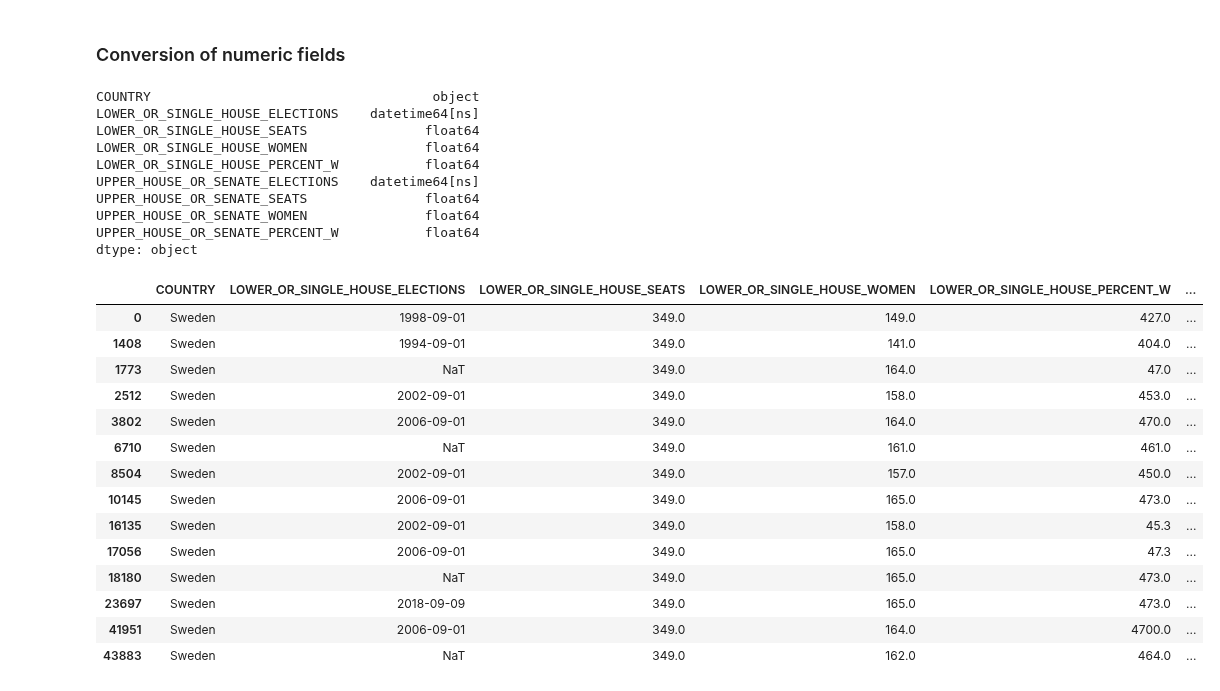
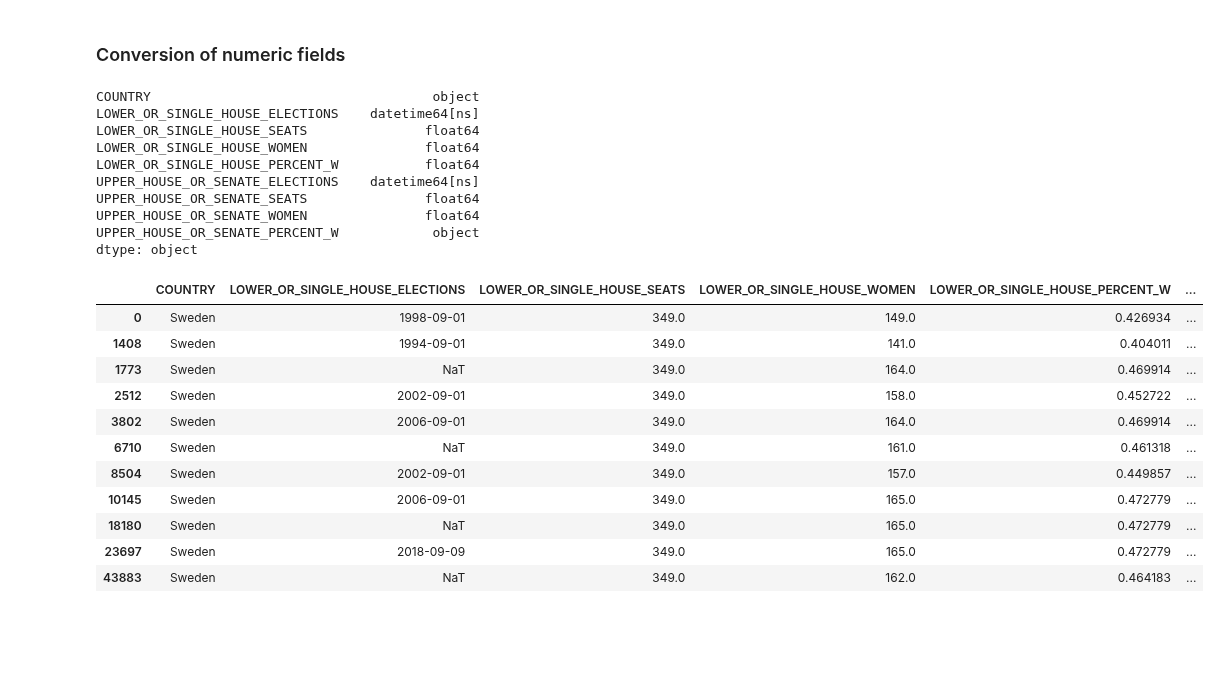
Before and after one commit to samroska/women-in-gov, a Jupyter notebook: world_data_aggregation.ipynb, the cells around one changed output. Saved outputs shown, nothing was run; the diff lists cells and outputs as text; code cells hidden in the pictures; blank space fills up the shorter version.

Commit message:
updates for percentage fields

```diff
--- a/world_data_aggregation.ipynb
+++ b/world_data_aggregation.ipynb
@@ -89,21 +89,26 @@ transform_df.head(15)
 # %% [markdown]
 ## Series data conversion & manipulation
 # %%
-transform_df.COUNTRY = transform_df.COUNTRY.replace(regex=r'\(|\)|\*|\d',value='')
+date_tranform_df = text_transform_df.copy()
+date_tranform_df.COUNTRY = date_tranform_df.COUNTRY.replace(regex=r'\(|\)|\*|\d',value='')
 # %%
-transform_df.LOWER_OR_SINGLE_HOUSE_ELECTIONS = pd.to_datetime(transform_df.LOWER_OR_SINGLE_HOUSE_ELECTIONS,errors='coerce',infer_datetime_format=True)
-transform_df.UPPER_HOUSE_OR_SENATE_ELECTIONS = pd.to_datetime(transform_df.UPPER_HOUSE_OR_SENATE_ELECTIONS,errors='coerce',infer_datetime_format=True)
+date_tranform_df.LOWER_OR_SINGLE_HOUSE_ELECTIONS = pd.to_datetime(date_tranform_df.LOWER_OR_SINGLE_HOUSE_ELECTIONS,errors='coerce',infer_datetime_format=True)
+date_tranform_df.UPPER_HOUSE_OR_SENATE_ELECTIONS = pd.to_datetime(date_tranform_df.UPPER_HOUSE_OR_SENATE_ELECTIONS,errors='coerce',infer_datetime_format=True)
 # %% [markdown]
 ### Conversion of numeric fields
 # %%
-transform_df.LOWER_OR_SINGLE_HOUSE_SEATS = pd.to_numeric(transform_df.LOWER_OR_SINGLE_HOUSE_SEATS.replace(regex='\D',value=''))
-transform_df.LOWER_OR_SINGLE_HOUSE_WOMEN = pd.to_numeric(transform_df.LOWER_OR_SINGLE_HOUSE_WOMEN.replace(regex='\D',value=''))
-transform_df.LOWER_OR_SINGLE_HOUSE_PERCENT_W = pd.to_numeric(transform_df.LOWER_OR_SINGLE_HOUSE_PERCENT_W.replace(regex='\D',value=''))
-transform_df.UPPER_HOUSE_OR_SENATE_SEATS = pd.to_numeric(transform_df.UPPER_HOUSE_OR_SENATE_SEATS.replace(regex='\D',value=''))
-transform_df.UPPER_HOUSE_OR_SENATE_WOMEN = pd.to_numeric(transform_df.UPPER_HOUSE_OR_SENATE_WOMEN.replace(regex='\D',value=''))
-transform_df.UPPER_HOUSE_OR_SENATE_PERCENT_W = pd.to_numeric(transform_df.UPPER_HOUSE_OR_SENATE_PERCENT_W.replace(regex='\D',value=''))
+num_transform_df = date_tranform_df.copy()
+
+num_transform_df.LOWER_OR_SINGLE_HOUSE_SEATS = pd.to_numeric(num_transform_df.LOWER_OR_SINGLE_HOUSE_SEATS.replace(regex='\D',value=''))
+num_transform_df.LOWER_OR_SINGLE_HOUSE_WOMEN = pd.to_numeric(num_transform_df.LOWER_OR_SINGLE_HOUSE_WOMEN.replace(regex='\D',value=''))
+
+num_transform_df.UPPER_HOUSE_OR_SENATE_SEATS = pd.to_numeric(num_transform_df.UPPER_HOUSE_OR_SENATE_SEATS.replace(regex='\D',value=''))
+num_transform_df.UPPER_HOUSE_OR_SENATE_WOMEN = pd.to_numeric(num_transform_df.UPPER_HOUSE_OR_SENATE_WOMEN.replace(regex='\D',value=''))
+# %%
+num_transform_df.LOWER_OR_SINGLE_HOUSE_PERCENT_W = num_transform_df.LOWER_OR_SINGLE_HOUSE_WOMEN / num_transform_df.LOWER_OR_SINGLE_HOUSE_SEATS
+num_transform_df.UPPER_HOUSE_OR_SENATE_PERCENT_W = num_transform_df.UPPER_HOUSE_OR_SENATE_WOMEN / num_transform_df.UPPER_HOUSE_OR_SENATE_SEATS
 # %%
-transform_df.dtypes
+num_transform_df.dtypes
 # %% [output]
 COUNTRY                                    object
 LOWER_OR_SINGLE_HOUSE_ELECTIONS    datetime64[ns]
@@ -113,25 +118,22 @@ LOWER_OR_SINGLE_HOUSE_PERCENT_W           float64
 UPPER_HOUSE_OR_SENATE_ELECTIONS    datetime64[ns]
 UPPER_HOUSE_OR_SENATE_SEATS               float64
 UPPER_HOUSE_OR_SENATE_WOMEN               float64
-UPPER_HOUSE_OR_SENATE_PERCENT_W           float64
+UPPER_HOUSE_OR_SENATE_PERCENT_W            object
 dtype: object
 # %%
-drop_dupp = transform_df.drop_duplicates()
+drop_dupp = num_transform_df.drop_duplicates()
 drop_dupp.reset_index(drop=True)
 drop_dupp[drop_dupp.COUNTRY.isin(['Sweden'])]
 # %% [output]
 |  | COUNTRY | LOWER_OR_SINGLE_HOUSE_ELECTIONS | LOWER_OR_SINGLE_HOUSE_SEATS | LOWER_OR_SINGLE_HOUSE_WOMEN | LOWER_OR_SINGLE_HOUSE_PERCENT_W | ... |
-| 0 | Sweden | 1998-09-01 | 349.0 | 149.0 | 427.0 | ... |
-| 1408 | Sweden | 1994-09-01 | 349.0 | 141.0 | 404.0 | ... |
-| 1773 | Sweden | NaT | 349.0 | 164.0 | 47.0 | ... |
-| 2512 | Sweden | 2002-09-01 | 349.0 | 158.0 | 453.0 | ... |
-| 3802 | Sweden | 2006-09-01 | 349.0 | 164.0 | 470.0 | ... |
-| 6710 | Sweden | NaT | 349.0 | 161.0 | 461.0 | ... |
-| 8504 | Sweden | 2002-09-01 | 349.0 | 157.0 | 450.0 | ... |
-| 10145 | Sweden | 2006-09-01 | 349.0 | 165.0 | 473.0 | ... |
-| 16135 | Sweden | 2002-09-01 | 349.0 | 158.0 | 45.3 | ... |
-| 17056 | Sweden | 2006-09-01 | 349.0 | 165.0 | 47.3 | ... |
-| 18180 | Sweden | NaT | 349.0 | 165.0 | 473.0 | ... |
-| 23697 | Sweden | 2018-09-09 | 349.0 | 165.0 | 473.0 | ... |
-| 41951 | Sweden | 2006-09-01 | 349.0 | 164.0 | 4700.0 | ... |
-| 43883 | Sweden | NaT | 349.0 | 162.0 | 464.0 | ... |
+| 0 | Sweden | 1998-09-01 | 349.0 | 149.0 | 0.426934 | ... |
+| 1408 | Sweden | 1994-09-01 | 349.0 | 141.0 | 0.404011 | ... |
+| 1773 | Sweden | NaT | 349.0 | 164.0 | 0.469914 | ... |
+| 2512 | Sweden | 2002-09-01 | 349.0 | 158.0 | 0.452722 | ... |
+| 3802 | Sweden | 2006-09-01 | 349.0 | 164.0 | 0.469914 | ... |
+| 6710 | Sweden | NaT | 349.0 | 161.0 | 0.461318 | ... |
+| 8504 | Sweden | 2002-09-01 | 349.0 | 157.0 | 0.449857 | ... |
+| 10145 | Sweden | 2006-09-01 | 349.0 | 165.0 | 0.472779 | ... |
+| 18180 | Sweden | NaT | 349.0 | 165.0 | 0.472779 | ... |
+| 23697 | Sweden | 2018-09-09 | 349.0 | 165.0 | 0.472779 | ... |
+| 43883 | Sweden | NaT | 349.0 | 162.0 | 0.464183 | ... |
```
Also changed, not shown: parts of 2 cells of this notebook.
